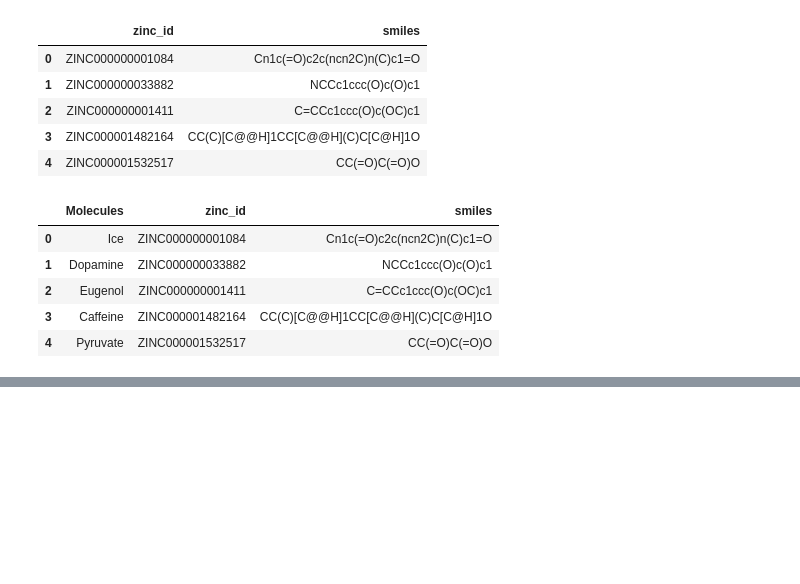
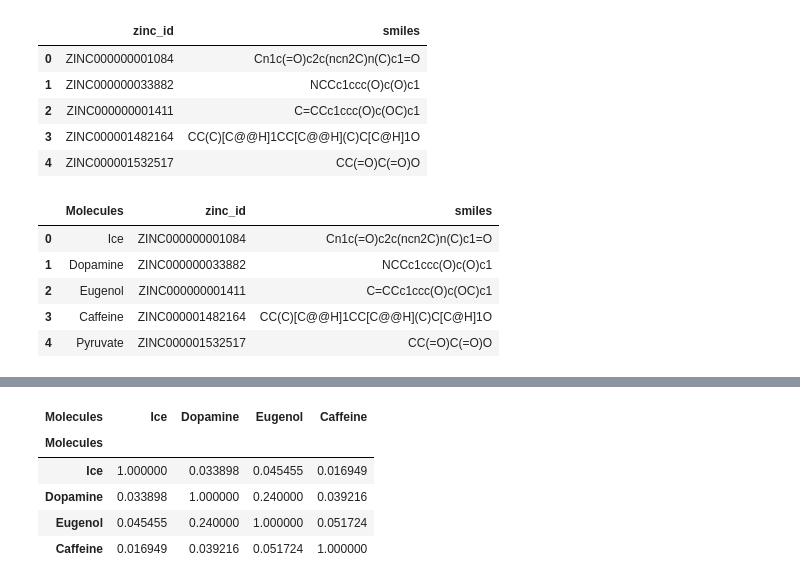
Before and after one commit to Nag-Nad/Cheminformatics-with-RDkit---Python, a Jupyter notebook: TEST1.ipynb, the cells around one changed output, grey strips where cells are left out. Saved outputs shown, nothing was run; the diff lists cells and outputs as text; code cells hidden in the pictures; blank space fills up the shorter version.

```diff
--- a/TEST1.ipynb
+++ b/TEST1.ipynb
@@ -136 +163,14 @@ heatmap = sns.heatmap(similarity_matrix, annot=True, linewidth=.5, cmap="icefire
+# %%
+# Heatmap 2
+
+cm = sns.light_palette("red", as_cmap=True)
+s = similarity_matrix.style.background_gradient(cmap=cm)
+s
+# %% [output]
+| Molecules | Ice | Dopamine | Eugenol | Caffeine |
+| Molecules |  |  |  |  |
+| Ice | 1.000000 | 0.033898 | 0.045455 | 0.016949 |
+| Dopamine | 0.033898 | 1.000000 | 0.240000 | 0.039216 |
+| Eugenol | 0.045455 | 0.240000 | 1.000000 | 0.051724 |
+| Caffeine | 0.016949 | 0.039216 | 0.051724 | 1.000000 |
 # %%
```
Also changed, not shown: parts of 13 cells of this notebook.
